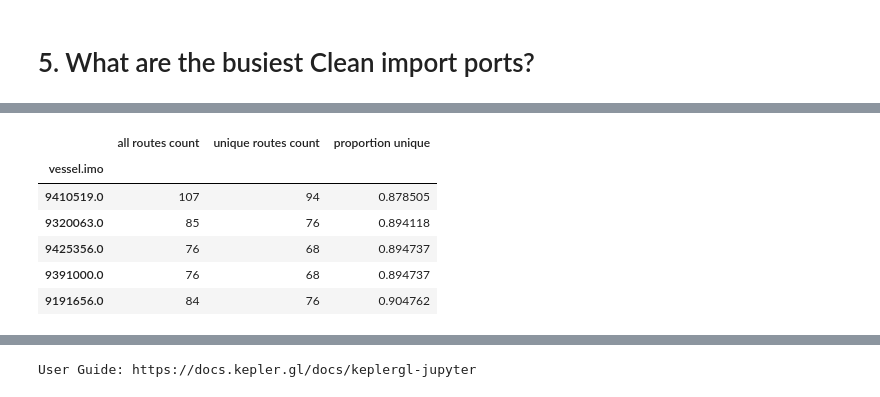
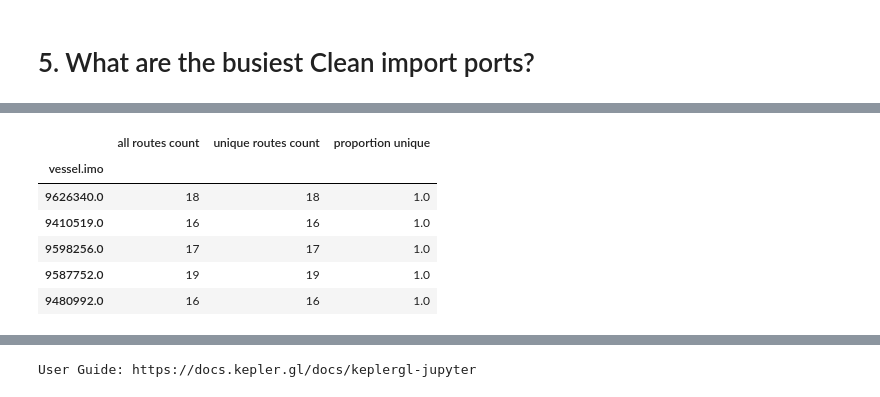
Before and after one commit to VorTECHsa/python-sdk, a Jupyter notebook: SDK Cookbook.ipynb, the cells around one changed output, grey strips where cells are left out. Cells and saved outputs as stored; diff of their text form; code cells hidden in the pictures.

```diff
--- a/SDK Cookbook.ipynb
+++ b/SDK Cookbook.ipynb
@@ -247,6 +251,8 @@ vms.groupby(by='journey_start_month')['journey_days'].mean().plot();
 # %%
+
 search_result = v.VesselMovements().search(filter_activity='unloading_start',
-                           filter_time_min=datetime(2020, 1, 1),
+                           filter_time_min=datetime(2020, 7, 1),
                            filter_time_max=datetime(2020, 10, 12),
                           )
+# we're only interested in an vessel's IMO, and the movement origin & destination
 vms = search_result.to_df(['vessel.imo', 'origin.location.port.label', 'destination.location.port.label'])
@@ -260,3 +259,5 @@ vessels_with_sufficient_journeys = vessel_to_count_of_movements[vessel_has_suffi
 # %%
-vms = vms[vms['vessel.imo'].isin(vessels_with_sufficient_journeys)]
+# we're only interested in movements with known origin and destination
 vms = vms[(vms['origin.location.port.label'].notnull()) & (vms['destination.location.port.label'].notnull())]
+
+vms['route'] = vms['origin.location.port.label'] + ' -> ' + vms['destination.location.port.label']
@@ -311,12 +276,11 @@ route_counts.plot(x='all routes count', y='unique routes count', kind='scatter')
 # %%
 route_counts['proportion unique'] = route_counts['unique routes count'] / route_counts['all routes count']
+route_counts[route_counts['all routes count'] > 15].sort_values('proportion unique').tail()
+# %% [output]
+|  | all routes count | unique routes count | proportion unique |
+| vessel.imo |  |  |  |
+| 9626340.0 | 18 | 18 | 1.0 |
+| 9410519.0 | 16 | 16 | 1.0 |
+| 9598256.0 | 17 | 17 | 1.0 |
+| 9587752.0 | 19 | 19 | 1.0 |
+| 9480992.0 | 16 | 16 | 1.0 |
-# %%
-route_counts[route_counts['all routes count'] > 75].sort_values('proportion unique').tail()
-# %% [output]
-|  | all routes count | unique routes count | proportion unique |
-| vessel.imo |  |  |  |
-| 9410519.0 | 107 | 94 | 0.878505 |
-| 9320063.0 | 85 | 76 | 0.894118 |
-| 9425356.0 | 76 | 68 | 0.894737 |
-| 9391000.0 | 76 | 68 | 0.894737 |
-| 9191656.0 | 84 | 76 | 0.904762 |
```
Also changed, not shown: parts of 45 cells of this notebook.
